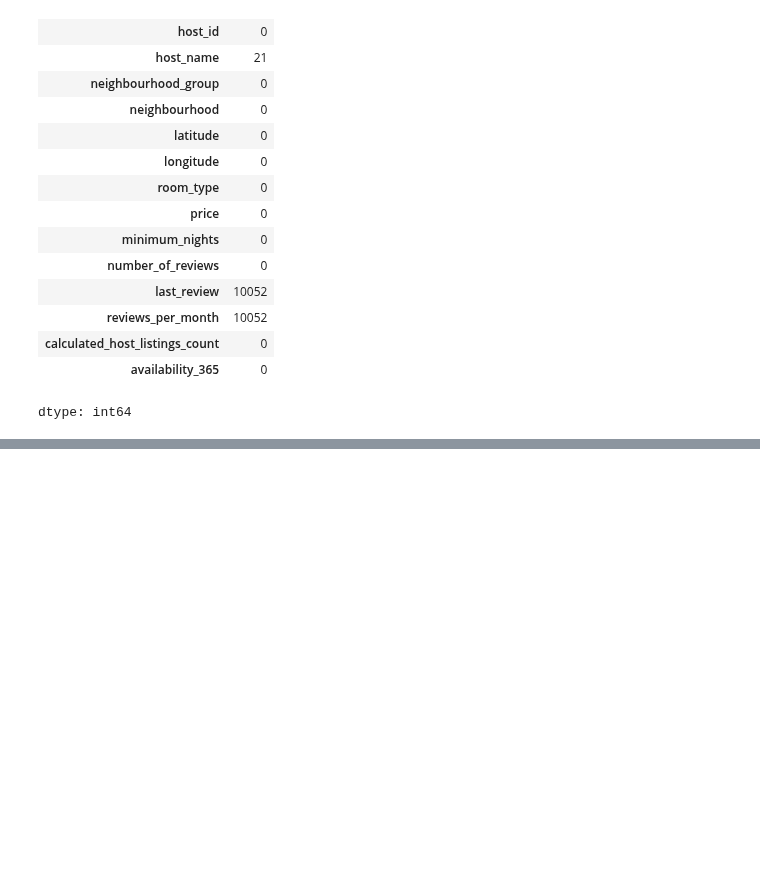
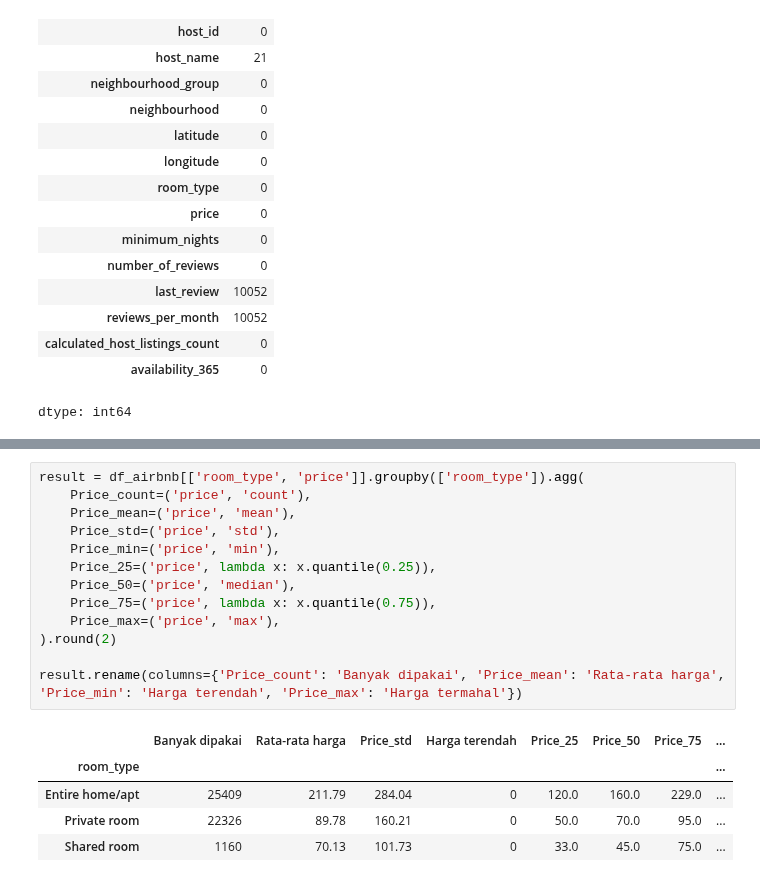
Before and after one commit to ImNotDanish05/2025_KC_TI-1A, a Jupyter notebook: Airbnb - UTS.ipynb, the cells around one changed output, grey strips where cells are left out. Drawn from its saved outputs; the diff is of its cells as text; blank space fills up the shorter version.

```diff
--- a/Airbnb - UTS.ipynb
+++ b/Airbnb - UTS.ipynb
@@ -115,0 +126,19 @@ df_airbnb[['price']].describe().round(2)
+# %%
+result = df_airbnb[['room_type', 'price']].groupby(['room_type']).agg(
+    Price_count=('price', 'count'),
+    Price_mean=('price', 'mean'),
+    Price_std=('price', 'std'),
+    Price_min=('price', 'min'),
+    Price_25=('price', lambda x: x.quantile(0.25)),
+    Price_50=('price', 'median'),
+    Price_75=('price', lambda x: x.quantile(0.75)),
+    Price_max=('price', 'max'),
+).round(2)
+
+result.rename(columns={'Price_count': 'Banyak dipakai', 'Price_mean': 'Rata-rata harga', 'Price_min': 'Harga terendah', 'Price_max': 'Harga termahal'})
+# %% [output]
+|  | Banyak dipakai | Rata-rata harga | Price_std | Harga terendah | Price_25 | Price_50 | Price_75 | ... |
+| room_type |  |  |  |  |  |  |  | ... |
+| Entire home/apt | 25409 | 211.79 | 284.04 | 0 | 120.0 | 160.0 | 229.0 | ... |
+| Private room | 22326 | 89.78 | 160.21 | 0 | 50.0 | 70.0 | 95.0 | ... |
+| Shared room | 1160 | 70.13 | 101.73 | 0 | 33.0 | 45.0 | 75.0 | ... |
```
Also changed, not shown: parts of 3 cells of this notebook.
